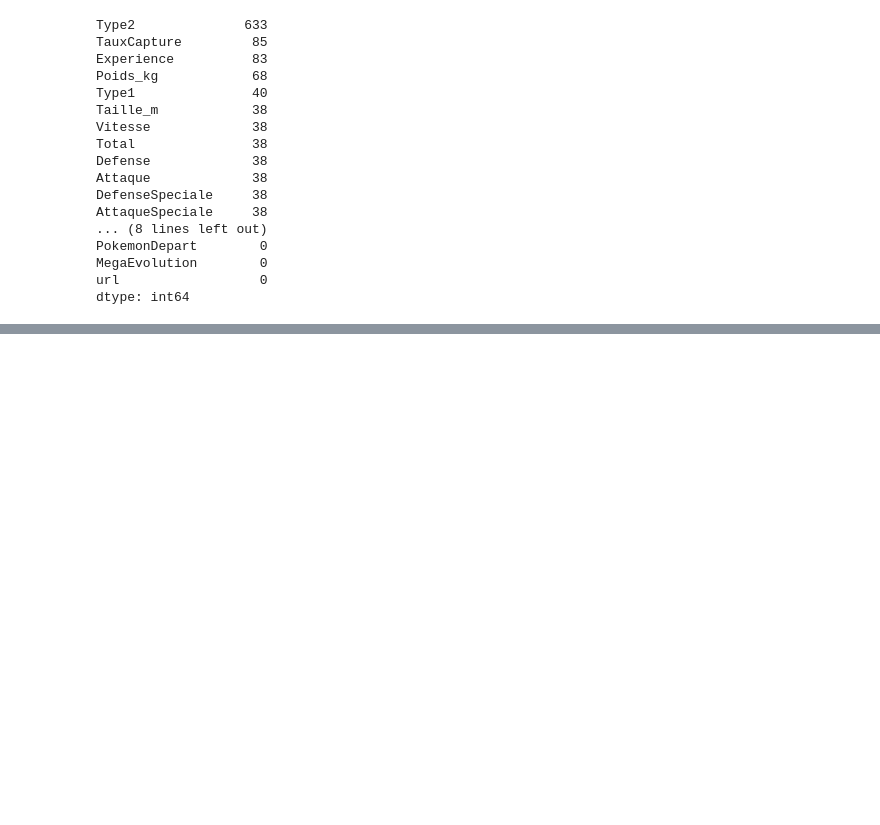
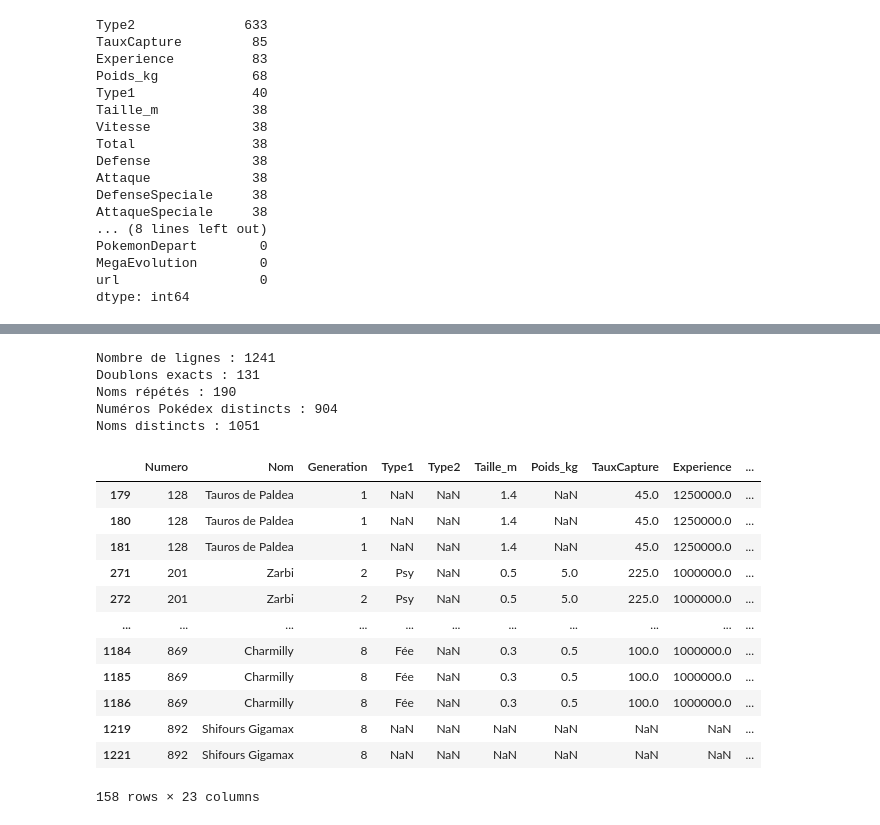
Before and after one commit to gherib-anis/pokemon-data-analysis, a Jupyter notebook: notebooks/01_data_audit.ipynb, the cells around one changed output, grey strips where cells are left out. Drawn from its saved outputs; the diff is of its cells as text; code cells hidden in the pictures; blank space fills up the shorter version.

```diff
--- a/notebooks/01_data_audit.ipynb
+++ b/notebooks/01_data_audit.ipynb
@@ -64,0 +255,32 @@ df.describe(include="all").T
+# %%
+print("Nombre de lignes :", len(df))
+print("Doublons exacts :", df.duplicated().sum())
+print("Noms répétés :", df.duplicated(subset=["Nom"]).sum())
+print("Numéros Pokédex distincts :", df["Numero"].nunique())
+print("Noms distincts :", df["Nom"].nunique())
+# %% [output]
+Nombre de lignes : 1241
+Doublons exacts : 131
+Noms répétés : 190
+Numéros Pokédex distincts : 904
+Noms distincts : 1051
+# %%
+doublons_exacts = df[df.duplicated(keep=False)].sort_values(
+    ["Numero", "Nom"]
+)
+
+doublons_exacts
+# %% [output]
+|  | Numero | Nom | Generation | Type1 | Type2 | Taille_m | Poids_kg | TauxCapture | Experience | ... |
+| 179 | 128 | Tauros de Paldea | 1 | NaN | NaN | 1.4 | NaN | 45.0 | 1250000.0 | ... |
+| 180 | 128 | Tauros de Paldea | 1 | NaN | NaN | 1.4 | NaN | 45.0 | 1250000.0 | ... |
+| 181 | 128 | Tauros de Paldea | 1 | NaN | NaN | 1.4 | NaN | 45.0 | 1250000.0 | ... |
+| 271 | 201 | Zarbi | 2 | Psy | NaN | 0.5 | 5.0 | 225.0 | 1000000.0 | ... |
+| 272 | 201 | Zarbi | 2 | Psy | NaN | 0.5 | 5.0 | 225.0 | 1000000.0 | ... |
+| ... | ... | ... | ... | ... | ... | ... | ... | ... | ... | ... |
+| 1184 | 869 | Charmilly | 8 | Fée | NaN | 0.3 | 0.5 | 100.0 | 1000000.0 | ... |
+| 1185 | 869 | Charmilly | 8 | Fée | NaN | 0.3 | 0.5 | 100.0 | 1000000.0 | ... |
+| 1186 | 869 | Charmilly | 8 | Fée | NaN | 0.3 | 0.5 | 100.0 | 1000000.0 | ... |
+| 1219 | 892 | Shifours Gigamax | 8 | NaN | NaN | NaN | NaN | NaN | NaN | ... |
+| 1221 | 892 | Shifours Gigamax | 8 | NaN | NaN | NaN | NaN | NaN | NaN | ... |
+158 rows × 23 columns
```
Also changed, not shown: parts of 16 cells of this notebook.
